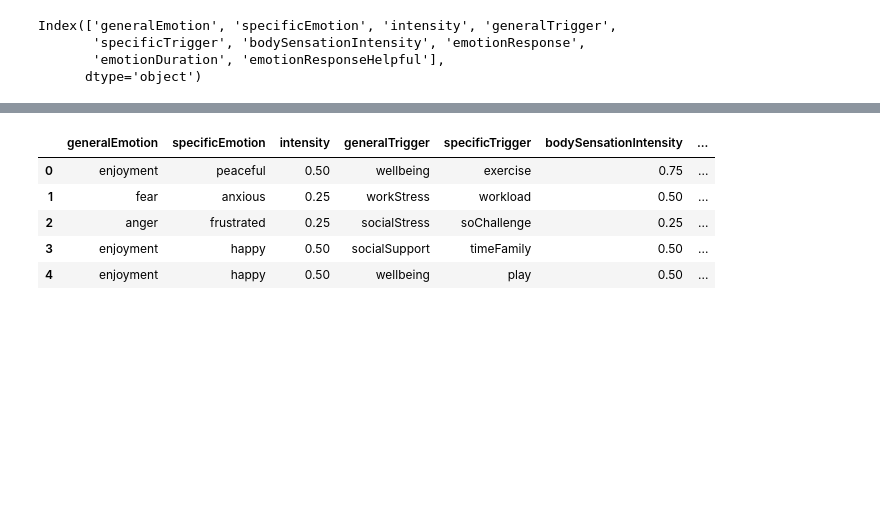
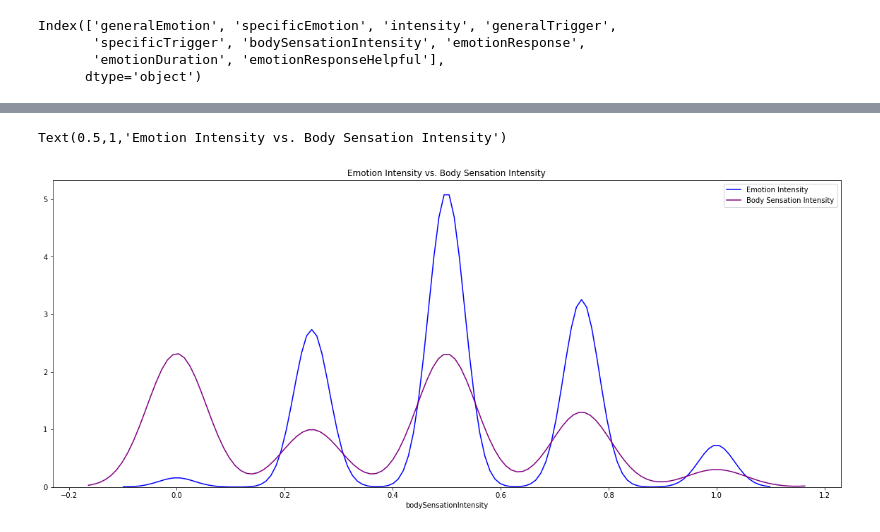
Before and after one commit to monica-oyarzun/capstone, a Jupyter notebook: public-EDA.ipynb, the cells around one changed output, grey strips where cells are left out. Cells and saved outputs as stored; diff of their text form; code cells hidden in the pictures; blank space fills up the shorter version.

```diff
--- a/public-EDA.ipynb
+++ b/public-EDA.ipynb
@@ -147,9 +314,13 @@ Index(['generalEmotion', 'specificEmotion', 'intensity', 'generalTrigger',
+# %%
+plt.figure(figsize=(20,8))
+sns.distplot(subset['intensity'], hist=False, color='blue', label = 'Emotion Intensity');
+sns.distplot(subset['bodySensationIntensity'], hist=False, color='purple', label = 'Body Sensation Intensity');
+# plt.axvline(df[male]['LOAN_AMOUNT'].mean(), color="blue", linestyle="--")
+# plt.axvline(df[female]['LOAN_AMOUNT'].mean(), color="purple", linestyle="--")
+plt.legend();
+plt.title('Emotion Intensity vs. Body Sensation Intensity')
+# %% [output]
+Text(0.5,1,'Emotion Intensity vs. Body Sensation Intensity')
+[figure, added]
 # %%
-subset.head()
+subset.groupby
-# %% [output]
-|  | generalEmotion | specificEmotion | intensity | generalTrigger | specificTrigger | bodySensationIntensity | ... |
-| 0 | enjoyment | peaceful | 0.50 | wellbeing | exercise | 0.75 | ... |
-| 1 | fear | anxious | 0.25 | workStress | workload | 0.50 | ... |
-| 2 | anger | frustrated | 0.25 | socialStress | soChallenge | 0.25 | ... |
-| 3 | enjoyment | happy | 0.50 | socialSupport | timeFamily | 0.50 | ... |
-| 4 | enjoyment | happy | 0.50 | wellbeing | play | 0.50 | ... |
```
Also changed, not shown: parts of 17 cells of this notebook, 1 other file.
